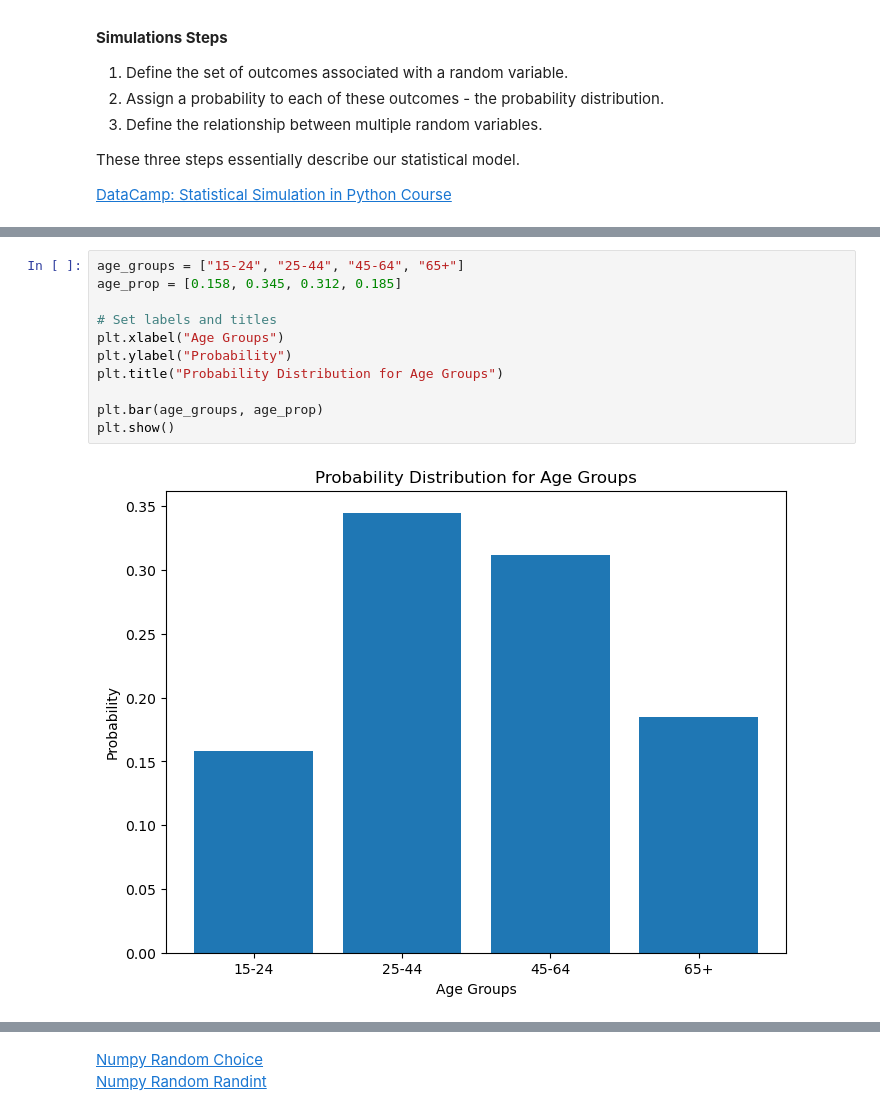
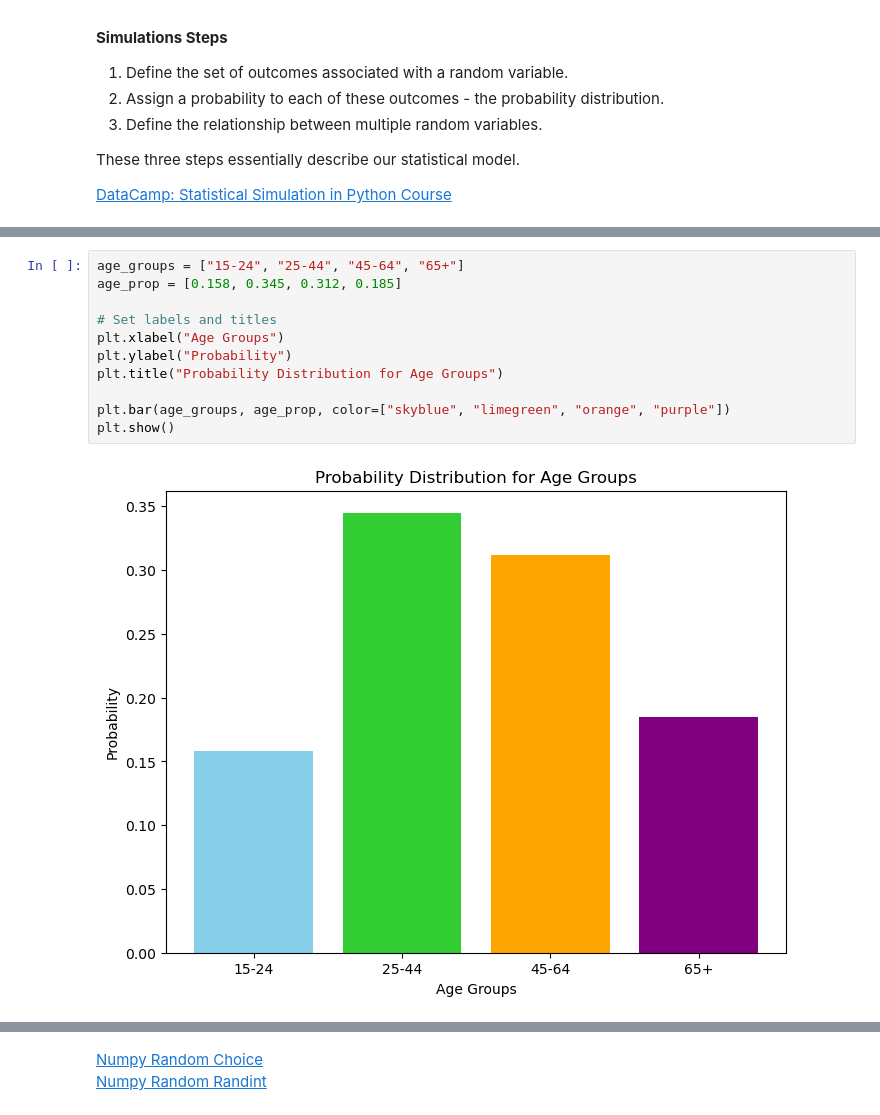
Before and after one commit to ShaneOG2/ProgrammingForDAp1, a Jupyter notebook: Simulation Notebook.ipynb, the cells around one changed output, grey strips where cells are left out. Cells and saved outputs as stored; diff of their text form.

```diff
--- a/Simulation Notebook.ipynb
+++ b/Simulation Notebook.ipynb
@@ -160,14 +160,14 @@ For age we will look at the following groupings: 15-24, 25-44, 45-64 and 65+ (ig
 # %%
 age_groups = ["15-24", "25-44", "45-64", "65+"]
 age_prop = [0.158, 0.345, 0.312, 0.185]
 
 # Set labels and titles
 plt.xlabel("Age Groups")
 plt.ylabel("Probability")
 plt.title("Probability Distribution for Age Groups")
 
-plt.bar(age_groups, age_prop)
+plt.bar(age_groups, age_prop, color=["skyblue", "limegreen", "orange", "purple"])
 plt.show()
 # %% [output]
-[figure, old version]
+[figure, new version]
 # %% [markdown]
```
Also changed, not shown: parts of 33 cells of this notebook, 1 other file.
